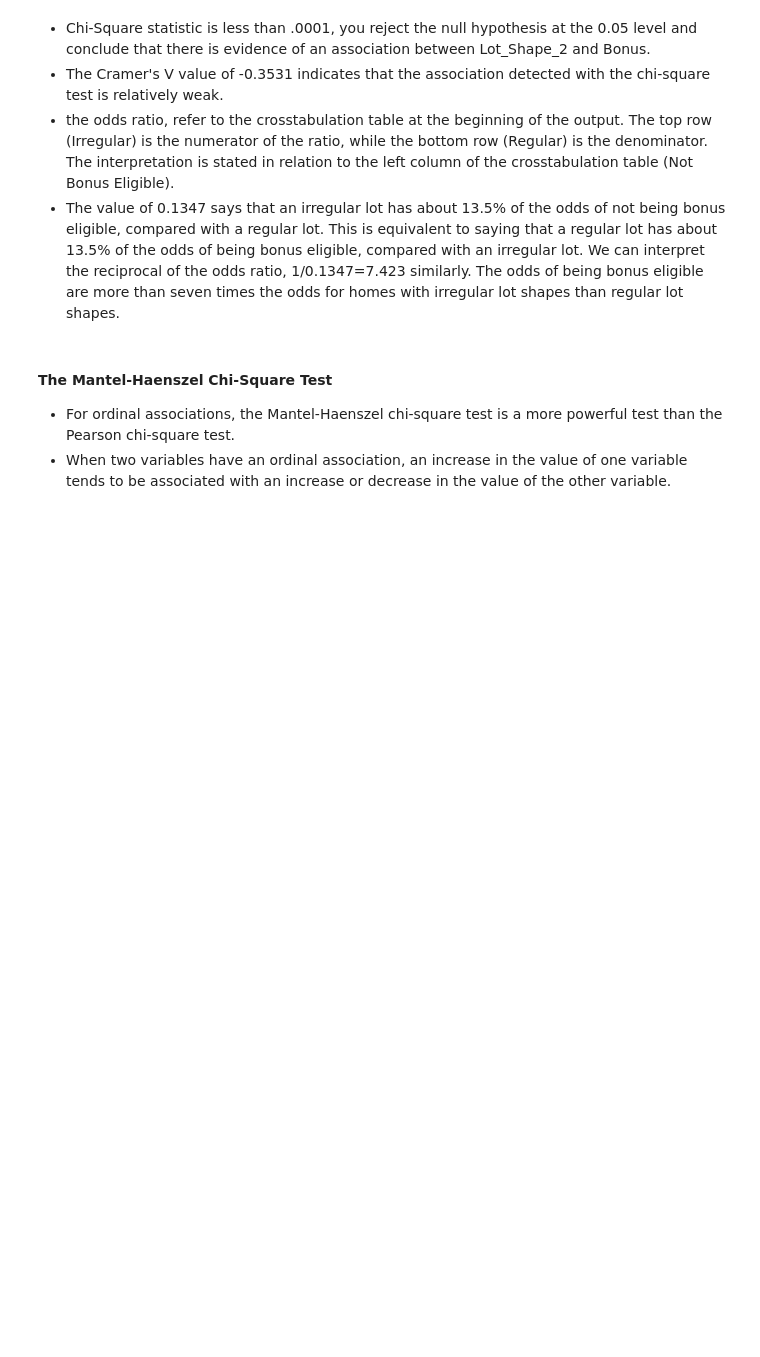
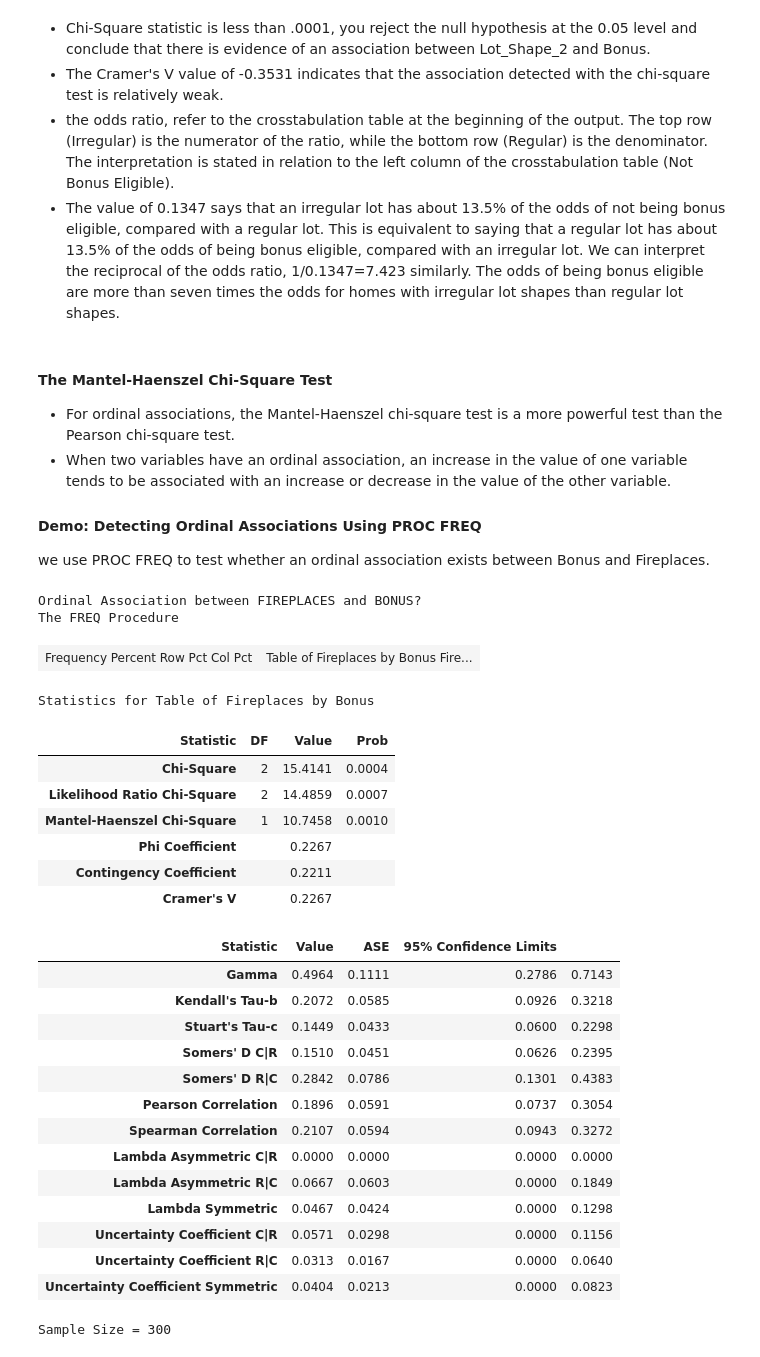
Before and after one commit to franmarq/SAS_course_notes, a Jupyter notebook: Statistics1_ANOVA_Regression_LogisticRegression_7.ipynb, the cells around one changed output. Cells and saved outputs as stored; diff of their text form; code cells hidden in the pictures; blank space fills up the shorter version.

Commit message:
7. Categorical Data Analysis - logistic regression 1

```diff
--- a/Statistics1_ANOVA_Regression_LogisticRegression_7.ipynb
+++ b/Statistics1_ANOVA_Regression_LogisticRegression_7.ipynb
@@ -165,3 +165,44 @@ Sample Size = 300
 
 * For ordinal associations, the Mantel-Haenszel chi-square test is a more powerful test than the Pearson chi-square test.
 * When two variables have an ordinal association, an increase in the value of one variable tends to be associated with an increase or decrease in the value of the other variable.
+
+
+#### Demo: Detecting Ordinal Associations Using PROC FREQ
+
+we use PROC FREQ to test whether an ordinal association exists between Bonus and Fireplaces.
+# %%
+ods graphics off;
+proc freq data=STAT1.ameshousing3;
+    tables Fireplaces*Bonus / chisq measures cl;
+    format Bonus bonusfmt.;
+    title 'Ordinal Association between FIREPLACES and BONUS?';
+run;
+
+ods graphics on;
+# %% [output]
+Ordinal Association between FIREPLACES and BONUS?
+The FREQ Procedure
+| Frequency Percent Row Pct Col Pct | Table of Fireplaces by Bonus Fire... |
+Statistics for Table of Fireplaces by Bonus
+| Statistic | DF | Value | Prob |
+| Chi-Square | 2 | 15.4141 | 0.0004 |
+| Likelihood Ratio Chi-Square | 2 | 14.4859 | 0.0007 |
+| Mantel-Haenszel Chi-Square | 1 | 10.7458 | 0.0010 |
+| Phi Coefficient |  | 0.2267 |  |
+| Contingency Coefficient |  | 0.2211 |  |
+| Cramer's V |  | 0.2267 |  |
+| Statistic | Value | ASE | 95% Confidence Limits |  |
+| Gamma | 0.4964 | 0.1111 | 0.2786 | 0.7143 |
+| Kendall's Tau-b | 0.2072 | 0.0585 | 0.0926 | 0.3218 |
+| Stuart's Tau-c | 0.1449 | 0.0433 | 0.0600 | 0.2298 |
+| Somers' D C|R | 0.1510 | 0.0451 | 0.0626 | 0.2395 |
+| Somers' D R|C | 0.2842 | 0.0786 | 0.1301 | 0.4383 |
+| Pearson Correlation | 0.1896 | 0.0591 | 0.0737 | 0.3054 |
+| Spearman Correlation | 0.2107 | 0.0594 | 0.0943 | 0.3272 |
+| Lambda Asymmetric C|R | 0.0000 | 0.0000 | 0.0000 | 0.0000 |
+| Lambda Asymmetric R|C | 0.0667 | 0.0603 | 0.0000 | 0.1849 |
+| Lambda Symmetric | 0.0467 | 0.0424 | 0.0000 | 0.1298 |
+| Uncertainty Coefficient C|R | 0.0571 | 0.0298 | 0.0000 | 0.1156 |
+| Uncertainty Coefficient R|C | 0.0313 | 0.0167 | 0.0000 | 0.0640 |
+| Uncertainty Coefficient Symmetric | 0.0404 | 0.0213 | 0.0000 | 0.0823 |
+Sample Size = 300
```
Also changed, not shown: parts of 9 cells of this notebook.
